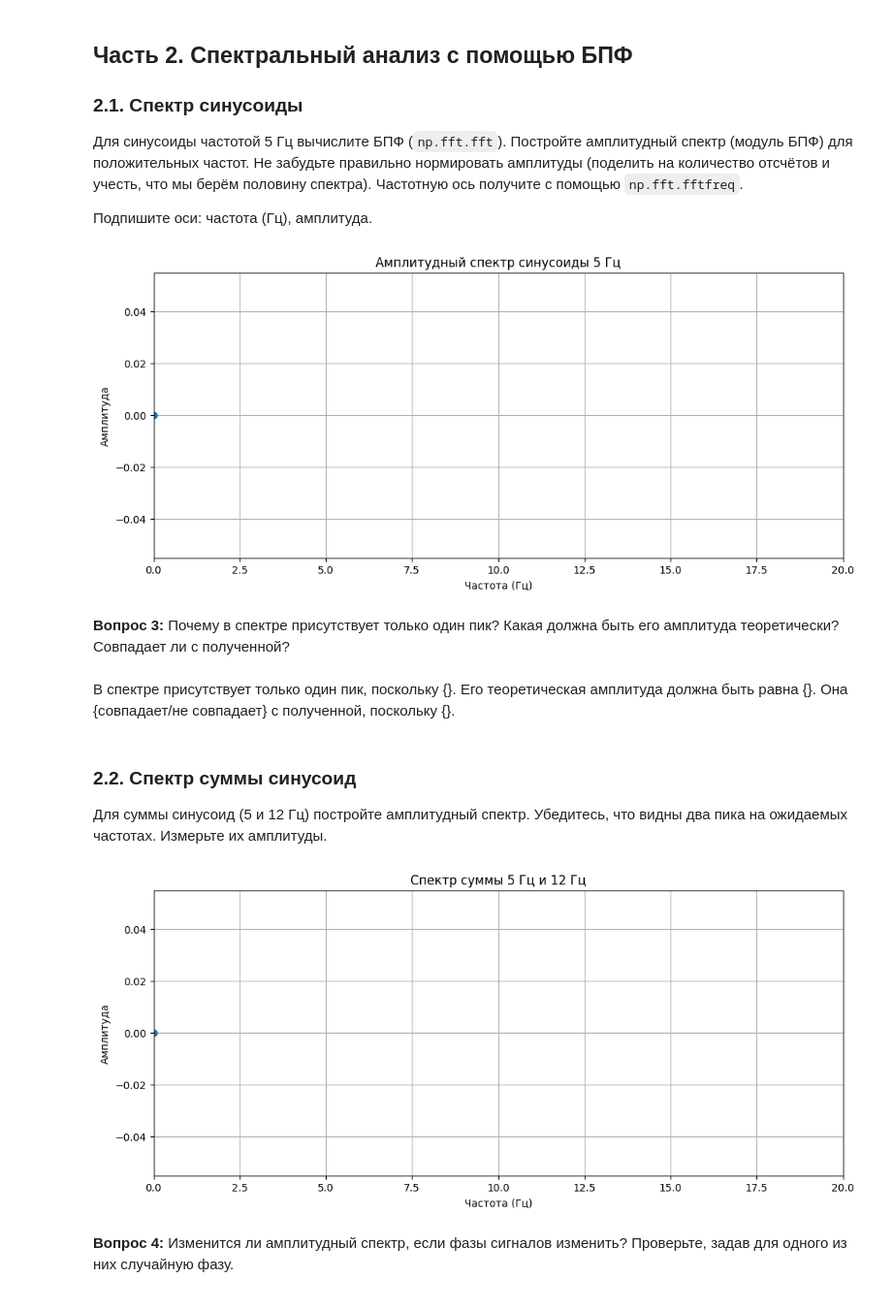
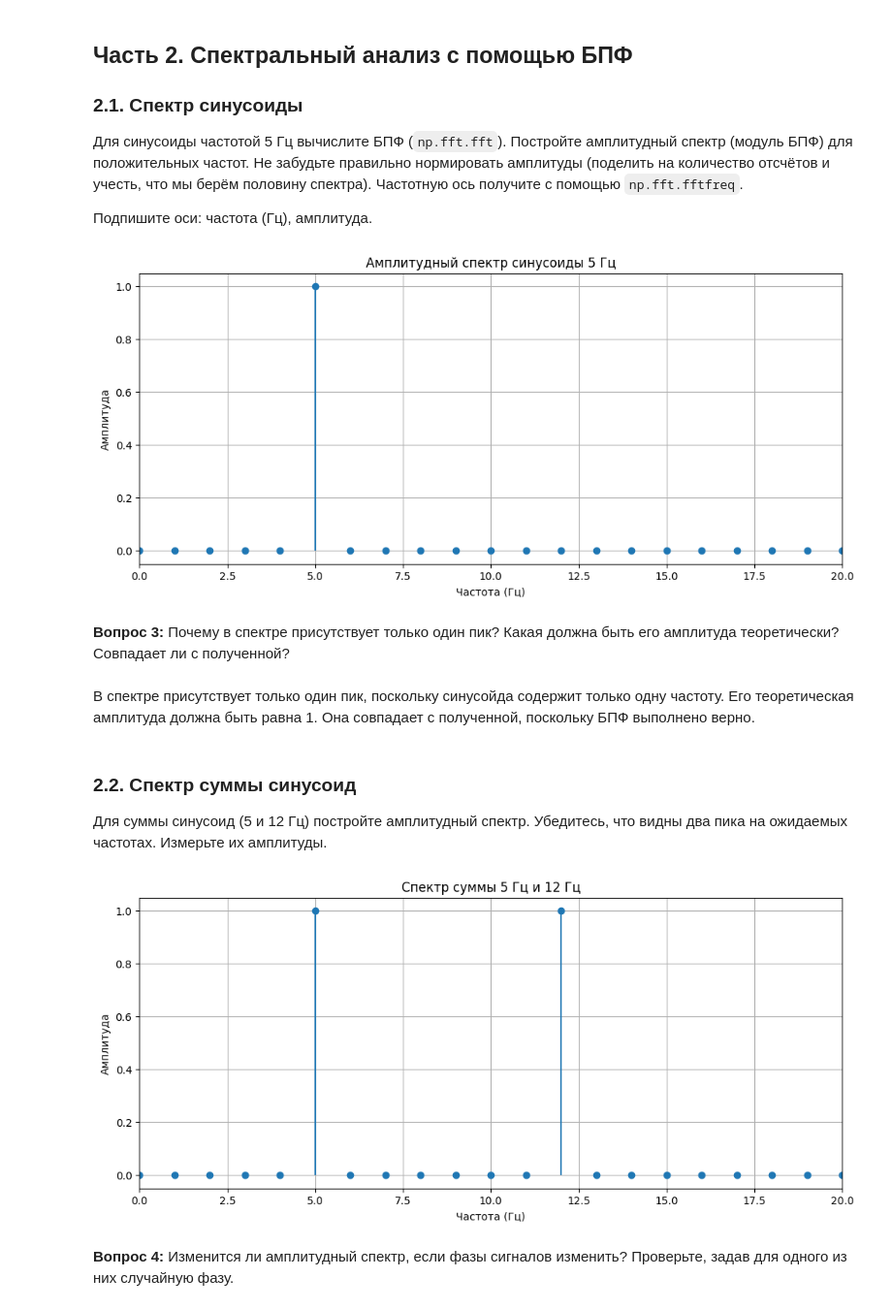
Before and after one commit to vadimka683/dsp-seminars, a Jupyter notebook: seminars/1.ipynb, the cells around one changed output. Shown at 97% size. Saved outputs shown, nothing was run; the diff lists cells and outputs as text; code cells hidden in the pictures.

```diff
--- a/seminars/1.ipynb
+++ b/seminars/1.ipynb
@@ -143,16 +143,17 @@ plt.show()
 Подпишите оси: частота (Гц), амплитуда.
 # %%
 # БПФ синусоиды 5 Гц
-X = []
-freq = []
+N = len(t)
+X = np.fft.fft(sin5)
+freq = np.fft.fftfreq(N, 1/fs)
 
 # Берём только положительные частоты
-half = len(t)//2
-X_mag = []  # не забываем про нормировку амплитуды
-freq_pos = [] # только положительные частоты
+half = N // 2
+X_mag = np.abs(X[:half]) / half # не забываем про нормировку амплитуды
+freq_pos = freq[:half] # только положительные частоты
 
 plt.figure()
-plt.stem([0,], [0,], basefmt=" ")
+plt.stem(freq_pos, X_mag, basefmt=" ")
 plt.title('Амплитудный спектр синусоиды 5 Гц')
 plt.xlabel('Частота (Гц)')
 plt.ylabel('Амплитуда')
@@ -160,29 +161,29 @@ plt.xlim(0, 20)
 plt.grid(True)
 plt.show()
 # %% [output]
-[figure, old version]
+[figure, new version]
 # %% [markdown]
 **Вопрос 3:** Почему в спектре присутствует только один пик? Какая должна быть его амплитуда теоретически? Совпадает ли с полученной?
 # %% [markdown]
-В спектре присутствует только один пик, поскольку {}. Его теоретическая амплитуда должна быть равна {}. Она {совпадает/не совпадает} с полученной, поскольку {}.
+В спектре присутствует только один пик, поскольку синусойда содержит только одну частоту. Его теоретическая амплитуда должна быть равна 1. Она совпадает с полученной, поскольку БПФ выполнено верно.
 # %% [markdown]
 ### 2.2. Спектр суммы синусоид
 
 Для суммы синусоид (5 и 12 Гц) постройте амплитудный спектр. Убедитесь, что видны два пика на ожидаемых частотах. Измерьте их амплитуды.
 # %%
-X_sum = []
-X_sum_mag = []
+X_sum = np.fft.fft(sum_sin)
+X_sum_mag = np.abs(X_sum[:half]) / half
 
 plt.figure()
-plt.stem([0,], [0,], basefmt=" ")
+plt.stem(freq_pos, X_sum_mag, basefmt=" ")
 plt.title('Спектр суммы 5 Гц и 12 Гц')
 plt.xlabel('Частота (Гц)')
 plt.ylabel('Амплитуда')
 plt.xlim(0, 20)
 plt.grid(True)
 plt.show()
 # %% [output]
-[figure, old version]
+[figure, new version]
 # %% [markdown]
 **Вопрос 4:** Изменится ли амплитудный спектр, если фазы сигналов изменить? Проверьте, задав для одного из них случайную фазу.
 # %% [markdown]
```
Also changed, not shown: parts of 3 cells of this notebook.
